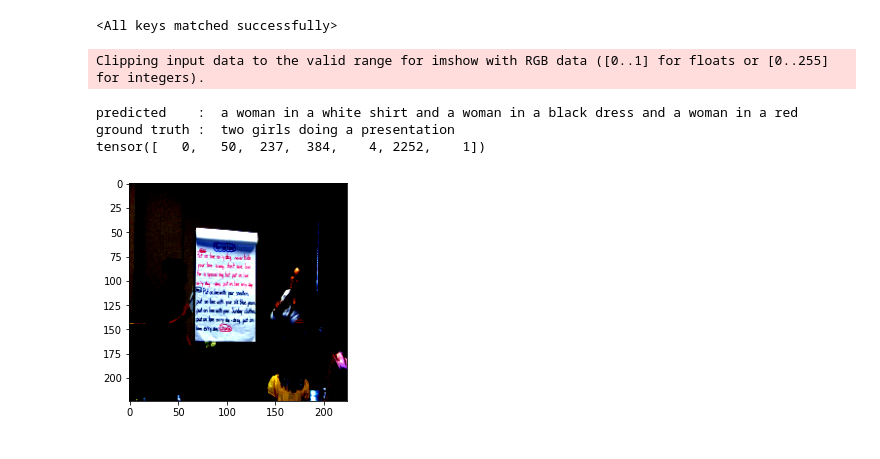
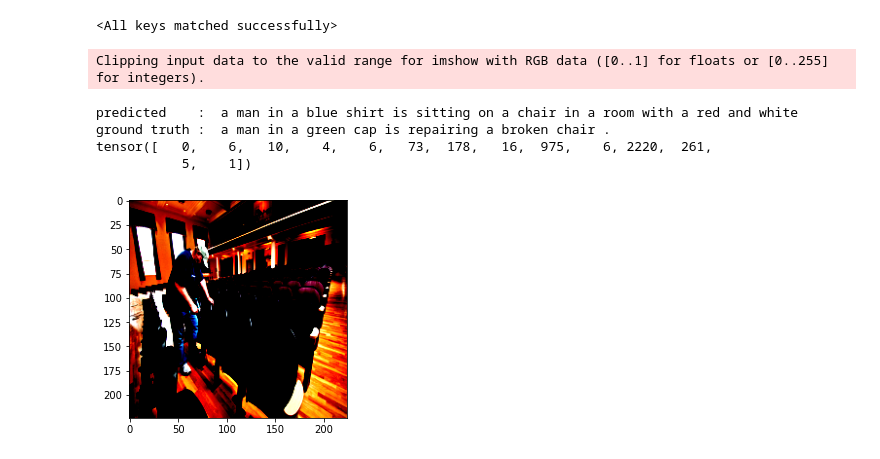
Before and after one commit to nunenuh/imgcap.pytorch, a Jupyter notebook: notebook/train_v1.ipynb, the cells around one changed output. Cells and saved outputs as stored; diff of their text form; code cells hidden in the pictures.

```diff
--- a/notebook/train_v1.ipynb
+++ b/notebook/train_v1.ipynb
@@ -454,20 +460,21 @@ def clean_sentence(sentence_index, vocab):
             sentence = sentence + " " + word
     return sentence
 # %%
-img, txt = validset[201]
+img, txt = validset[40]
 img = img.unsqueeze(0)
 
 image_caption = ImageCaptionTest(model, validset.vocab)
 result = image_caption.generate_caption(img)
 
 
 print(f'predicted    : {result[0]}')
 print(f'ground truth : {clean_sentence(txt.tolist(), validset.vocab)}')
 plt.imshow(img.squeeze().permute(1,2,0), cmap='gray')
 print(txt)
 # %% [output]
 Clipping input data to the valid range for imshow with RGB data ([0..1] for floats or [0..255] for integers).
-predicted    :  a woman in a white shirt and a woman in a black dress and a woman in a red
-ground truth :  two girls doing a presentation
-tensor([   0,   50,  237,  384,    4, 2252,    1])
+predicted    :  a man in a blue shirt is sitting on a chair in a room with a red and white
+ground truth :  a man in a green cap is repairing a broken chair .
+tensor([   0,    6,   10,    4,    6,   73,  178,   16,  975,    6, 2220,  261,
+           5,    1])
-[figure, old version]
+[figure, new version]
```
Also changed, not shown: parts of 1 cell of this notebook, 2 other files.
